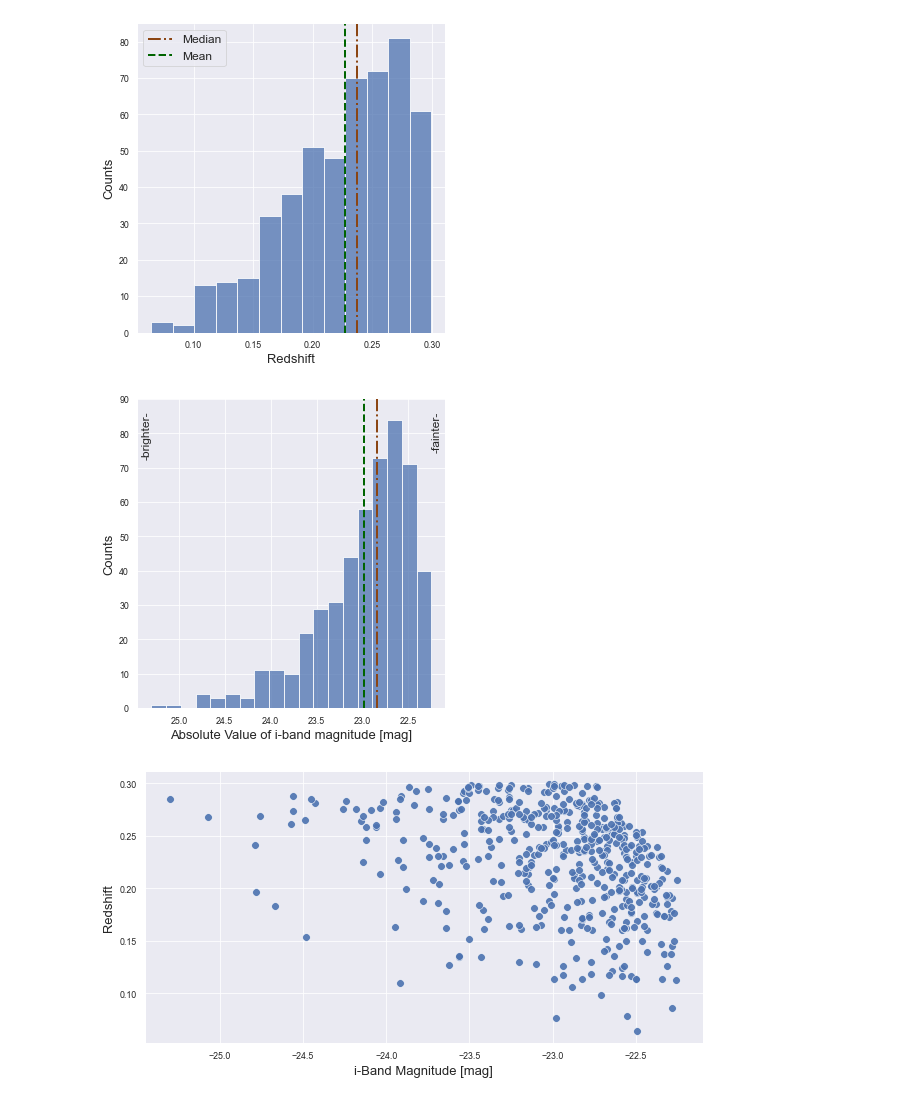
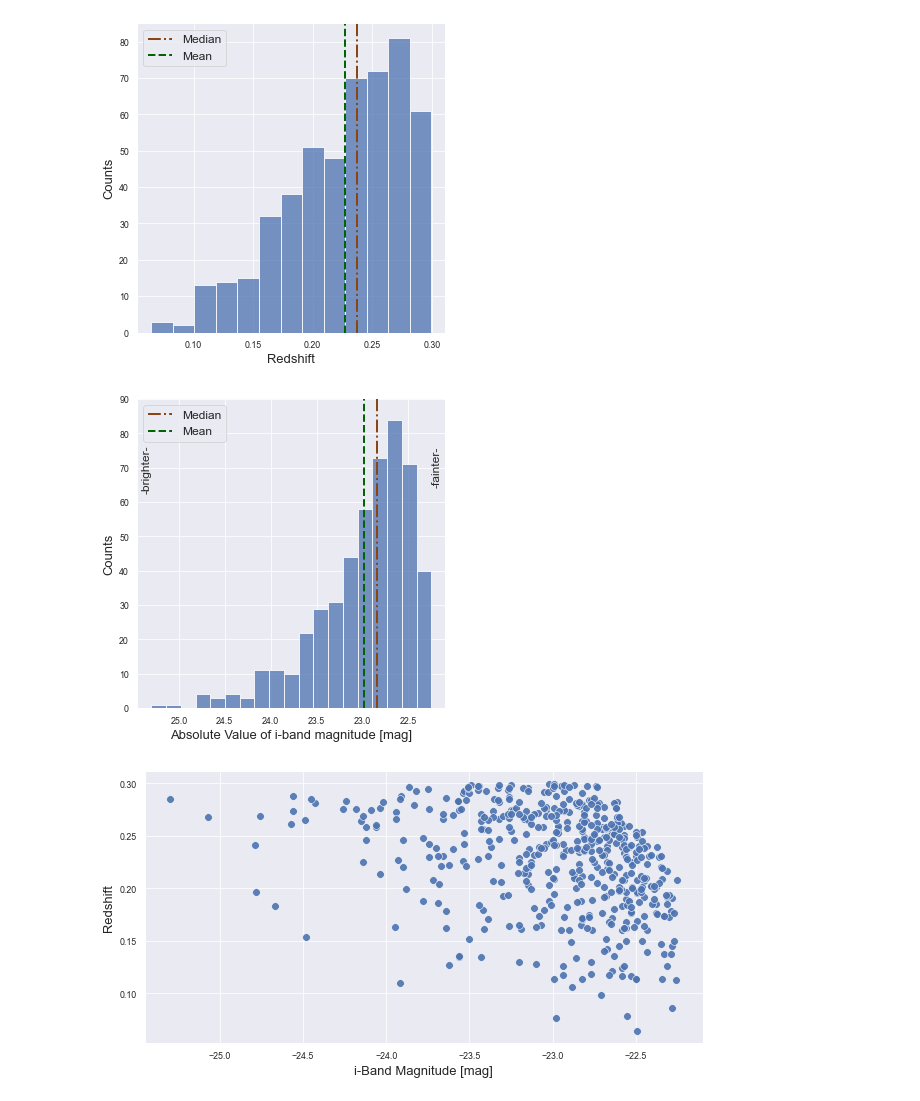
Before and after one commit to NicoGalvarino/AGN_Tutorials_Git, a Jupyter notebook: Tutorial_3_BH_params/Tutorial_3_BH_AD.ipynb, the cells around one changed output. Drawn from its saved outputs; the diff is of its cells as text; code cells hidden in the pictures.

```diff
--- a/Tutorial_3_BH_params/Tutorial_3_BH_AD.ipynb
+++ b/Tutorial_3_BH_params/Tutorial_3_BH_AD.ipynb
@@ -71,16 +73,20 @@ The columns have the following information:
 * `SN_Hb_`: median signal-to-noise per pixel for the restframe 4750-4950 Ang region
 * `logBH`, `e_logBH`: adopted fiducial virial BH mass and its error [M_{\odot}]
 * `logEdd`: Eddington ratio based on the fiducial virial BH mass
-# %%
-qsos.rename(columns={'logLbol': 'log_Lbol',
-                     'e_logLbol': 'log_Lbol_error',
-                     'logLBHb': 'log_LB_Hb',
-                     'e_logLBHb': 'log_LB_Hb_error',
-                     'W_BHb_': 'fwhm_Hb',
-                     'e_W_BHb_': 'fwhm_Hb_error',
-                     'logBH': 'log_BH',
-                     'e_logBH': 'log_BH_error'
-                     }, inplace=True)
+# %%
+# the names of the columns are difficult to understand
+qsos.rename(columns={'logLbol': 'log_Lbol',  # bolometric lum
+                     'e_logLbol': 'log_Lbol_error',  # bolometric lum error
+                     'logLBHb': 'log_broad_L_h_beta',  # H_beta broad lum
+                     'e_logLBHb': 'log_broad_L_h_beta_error',  # H_beta broad lum error
+                     'W_BHb_': 'fwhm_h_beta',
+                     'e_W_BHb_': 'fwhm_h_beta_error',
+                     'EWBHb': 'eq_wid_h_beta',
+                     'e_EWBHb': 'eq_wid_h_beta_error',
+                     'SN_Hb_': 'sig_noise_h_beta',
+                     'logBH': 'log_BH_mass',
+                     'e_logBH': 'log_BH_mass_error'
+                     }, inplace=True)
 # %% [markdown]
 ## Scaling relations from RM
 # %% [markdown]
@@ -231,23 +238,24 @@ qsos['iMAG_abs'] = np.abs(qsos['iMAG'])
 # %%
 sns.displot(data=qsos, x='iMAG_abs', palette='colorblind')
 plt.vlines(qsos['iMAG_abs'].median(), 0, 90, color='saddlebrown', linewidth=2, linestyles='dashdot', label='Median')
 plt.vlines(qsos['iMAG_abs'].mean(), 0, 90, color='darkgreen', linewidth=2, linestyles='dashed', label='Mean')
 plt.ylim(0, 90)
 
 ax = plt.gca()
 ax.set_xlim(ax.get_xlim()[::-1])
 
-plt.text(25.4, 73, '-brighter-', fontsize=12, rotation=90);
-plt.text(22.25, 75, '-fainter-', fontsize=12, rotation=90);
+plt.text(25.4, 63, '-brighter-', fontsize=12, rotation=90);
+plt.text(22.25, 65, '-fainter-', fontsize=12, rotation=90);
 
 plt.ylabel('Counts', fontsize=13);
 plt.xlabel('Absolute Value of i-band magnitude [mag]', fontsize=13);
+plt.legend(fontsize=12)
 
 # plt.savefig('qsos_iMAG_distr.pdf')
 
 plt.show()
 # %% [output]
-[figure, old version]
+[figure, new version]
 # %%
 f, ax = plt.subplots(figsize=(10, 5))
 
```
Also changed, not shown: parts of 26 cells of this notebook, 3 other files.
